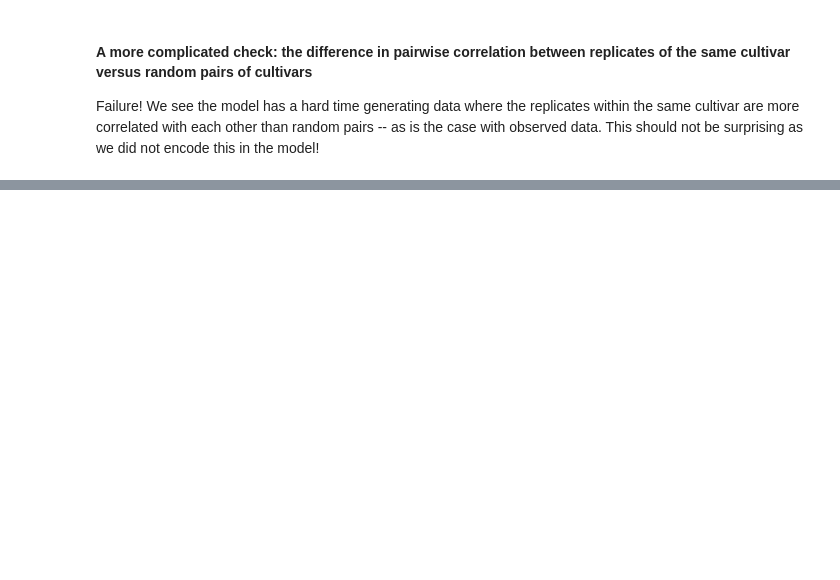
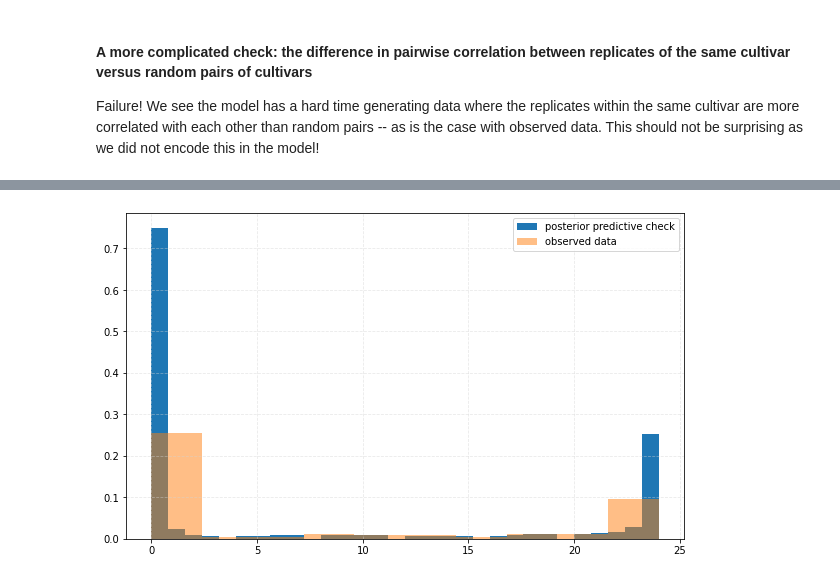
Before and after one commit to ssoi/sameersoi.com, a Jupyter notebook: content/bayesian_workflow_rna-seq.ipynb, the cells around one changed output, grey strips where cells are left out. Saved outputs shown, nothing was run; the diff lists cells and outputs as text; code cells hidden in the pictures; blank space fills up the shorter version.

```diff
--- a/content/bayesian_workflow_rna-seq.ipynb
+++ b/content/bayesian_workflow_rna-seq.ipynb
@@ -341,0 +372,9 @@ Messages received during sampling:
+# %%
+plt.figure(figsize=(10, 6))
+
+plt.hist(num_zero_genes_post_pred_check.flatten(), bins=30, density=True, label="posterior predictive check")
+plt.hist(calc_num_zero_genes(rnaseq_df[cols].values), density=True, alpha=0.5, label="observed data")
+plt.grid(linestyle="--", color="lightgray", alpha=0.5)
+plt.legend();
+# %% [output]
+[figure, added]
```
Also changed, not shown: parts of 22 cells of this notebook.
